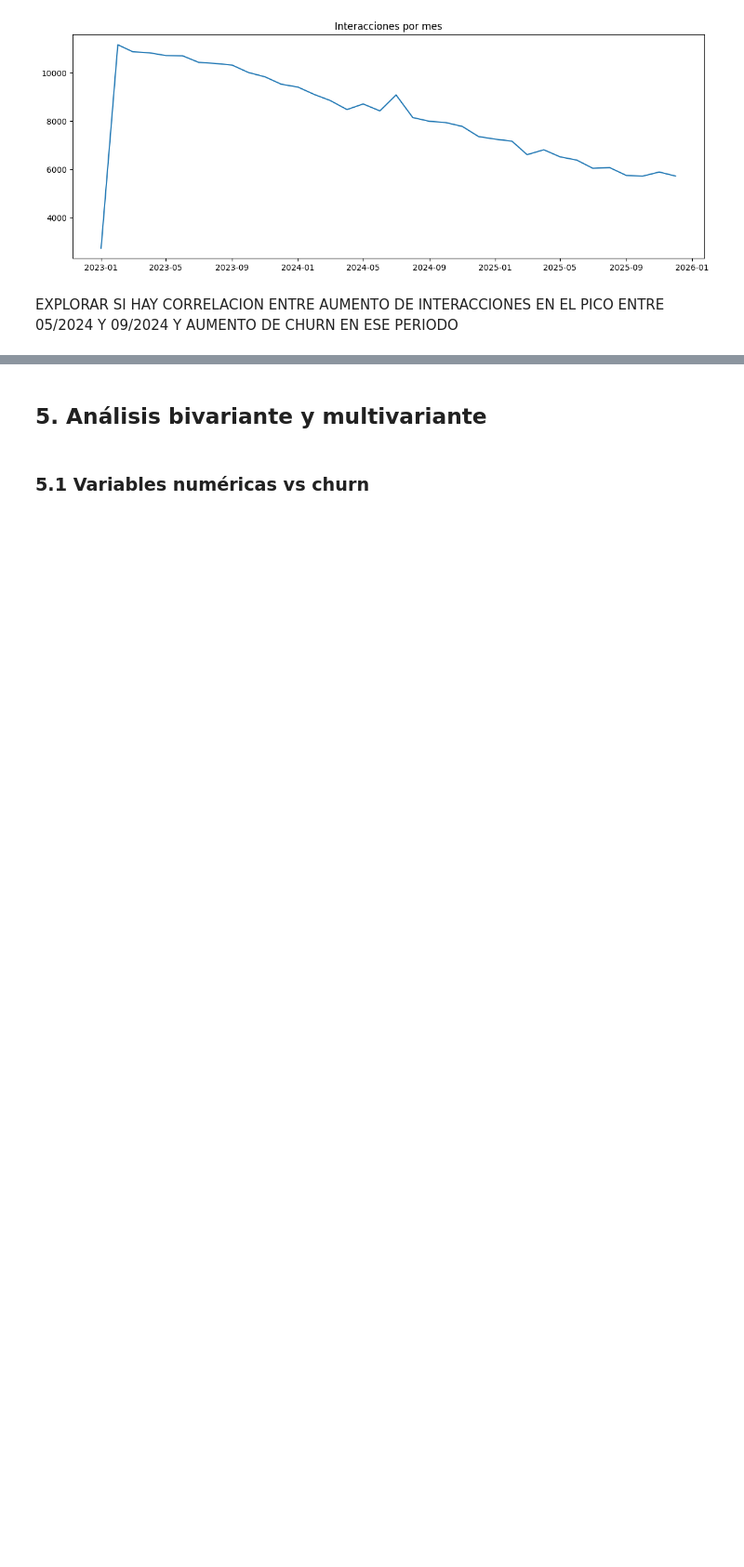
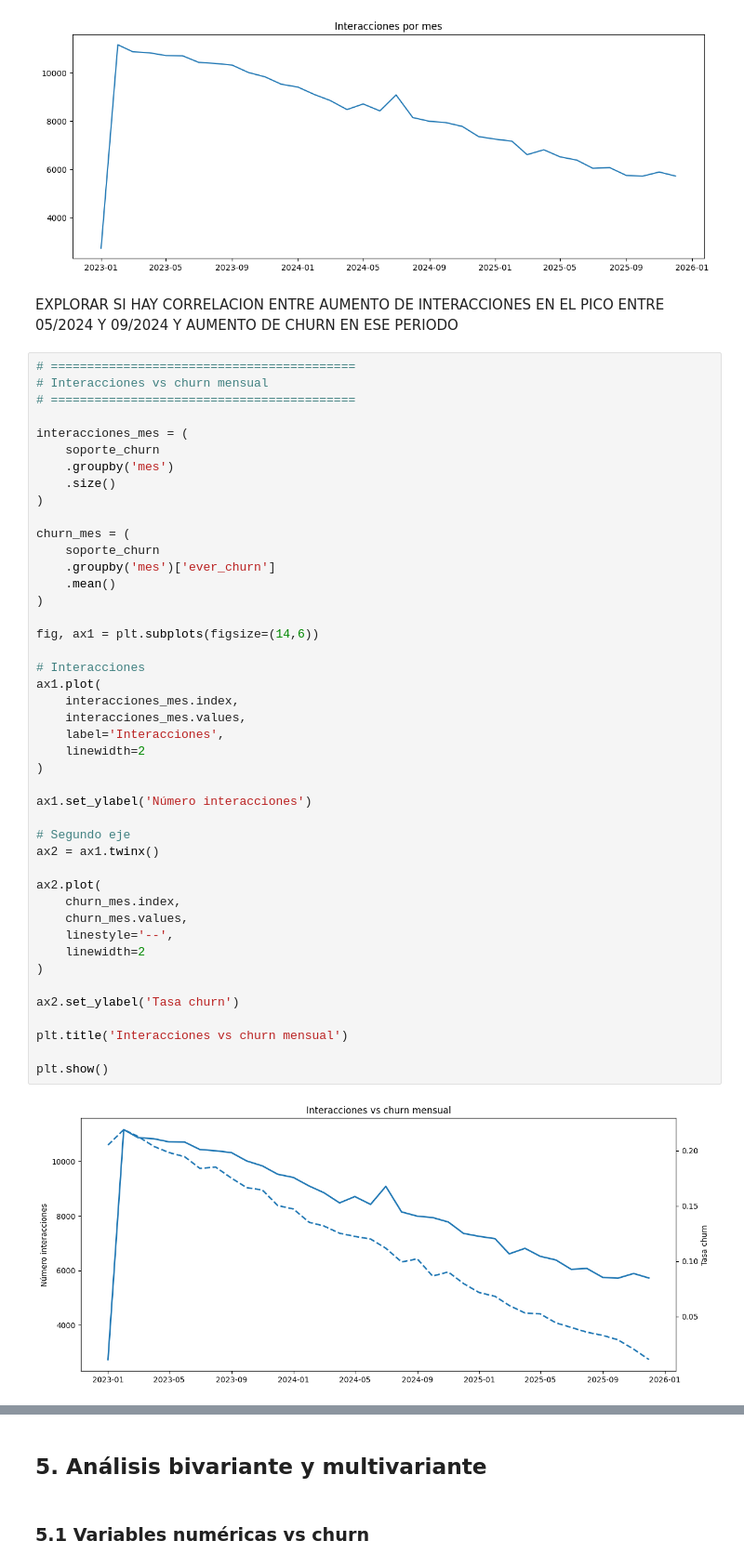
Before and after one commit to cunatpablo-afk/UCV-Churn, a Jupyter notebook: notebooks/EDA_Interacciones_soporte.ipynb, the cells around one changed output, grey strips where cells are left out. Shown at 93% size. Saved outputs shown, nothing was run; the diff lists cells and outputs as text; blank space fills up the shorter version.

Commit message:
Interacciones soporte EDA final

```diff
--- a/notebooks/EDA_Interacciones_soporte.ipynb
+++ b/notebooks/EDA_Interacciones_soporte.ipynb
@@ -743,3 +880,49 @@ plt.show()
 [figure]
 # %% [markdown]
 EXPLORAR SI HAY CORRELACION ENTRE AUMENTO DE INTERACCIONES EN EL PICO ENTRE 05/2024 Y 09/2024 Y AUMENTO DE CHURN EN ESE PERIODO
+# %%
+# ==========================================
+# Interacciones vs churn mensual
+# ==========================================
+
+interacciones_mes = (
+    soporte_churn
+    .groupby('mes')
+    .size()
+)
+
+churn_mes = (
+    soporte_churn
+    .groupby('mes')['ever_churn']
+    .mean()
+)
+
+fig, ax1 = plt.subplots(figsize=(14,6))
+
+# Interacciones
+ax1.plot(
+    interacciones_mes.index,
+    interacciones_mes.values,
+    label='Interacciones',
+    linewidth=2
+)
+
+ax1.set_ylabel('Número interacciones')
+
+# Segundo eje
+ax2 = ax1.twinx()
+
+ax2.plot(
+    churn_mes.index,
+    churn_mes.values,
+    linestyle='--',
+    linewidth=2
+)
+
+ax2.set_ylabel('Tasa churn')
+
+plt.title('Interacciones vs churn mensual')
+
+plt.show()
+# %% [output]
+[figure, added]
```
Also changed, not shown: parts of 41 cells of this notebook.
